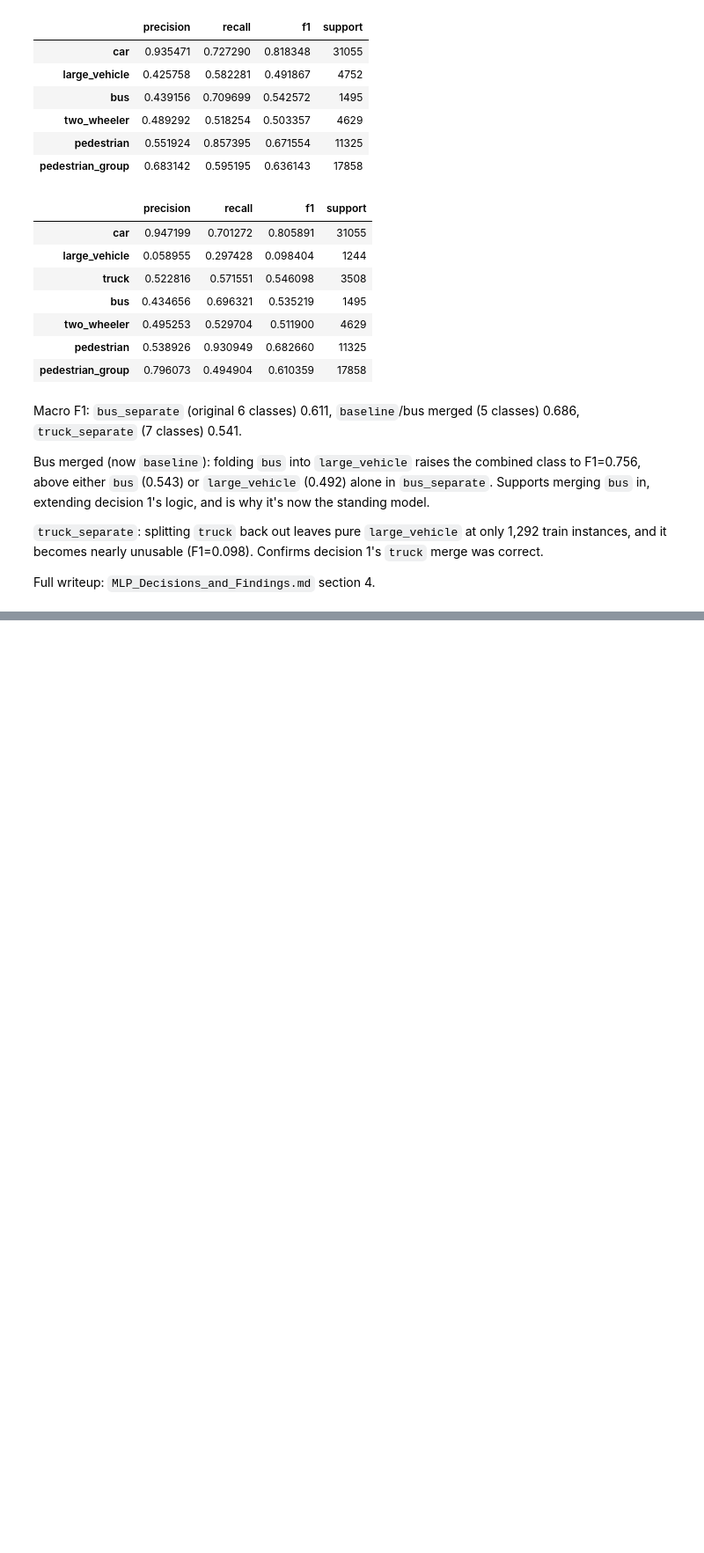
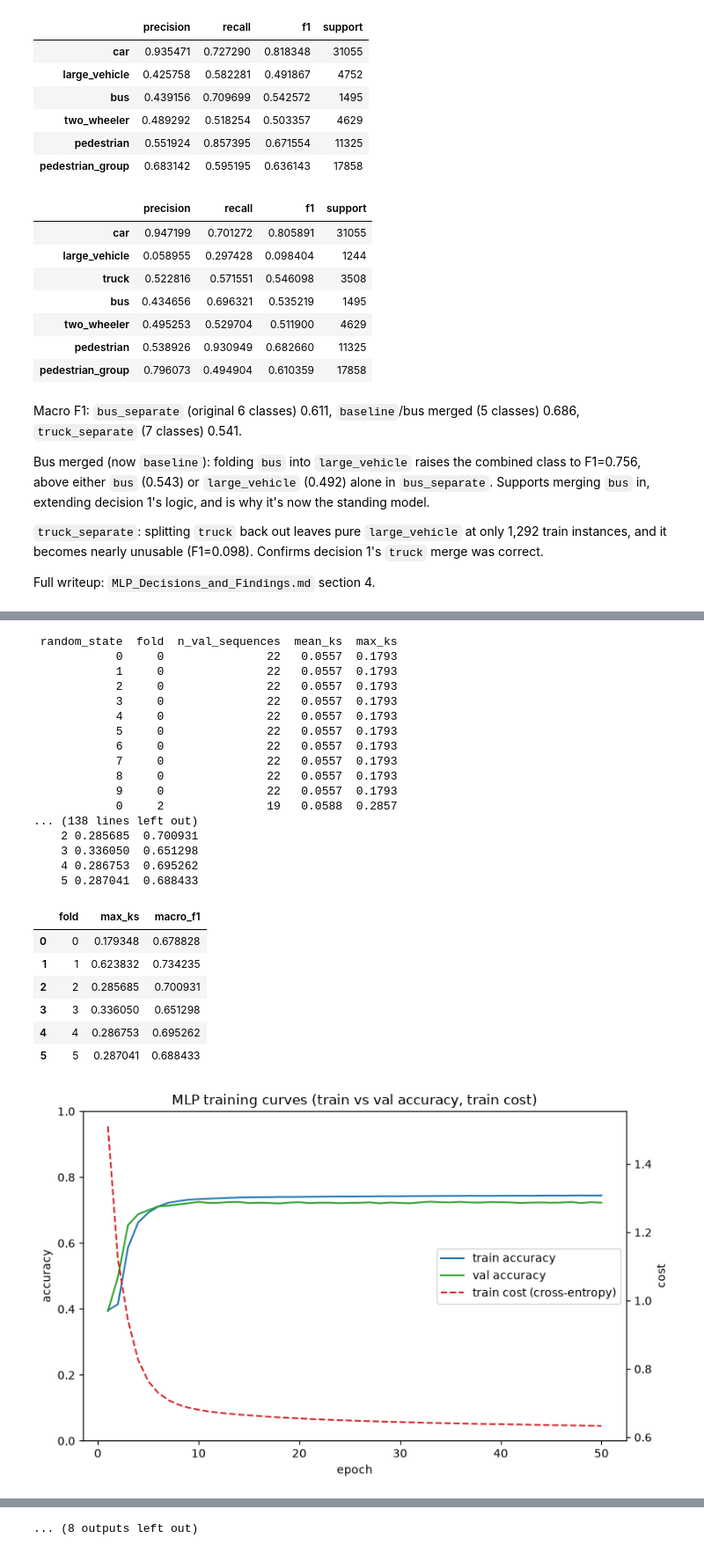
Before and after one commit to brunopinto900/radar-ml-autonomous-driving, a Jupyter notebook: notebooks/mlp_classifier.ipynb, the cells around one changed output, grey strips where cells are left out. Shown at 88% size. Cells and saved outputs as stored; diff of their text form; code cells hidden in the pictures; blank space fills up the shorter version.

```diff
--- a/notebooks/mlp_classifier.ipynb
+++ b/notebooks/mlp_classifier.ipynb
@@ -182,0 +245,32 @@ Full writeup: `MLP_Decisions_and_Findings.md` section 4.
+# %%
+# cached - reruns the KS scoring (cheap) and loads each fold's cached model, no retraining
+from split_sensitivity import run_split_sensitivity
+
+split_summary = run_split_sensitivity(df)
+split_summary
+# %% [output]
+ random_state  fold  n_val_sequences  mean_ks  max_ks
+            0     0               22   0.0557  0.1793
+            1     0               22   0.0557  0.1793
+            2     0               22   0.0557  0.1793
+            3     0               22   0.0557  0.1793
+            4     0               22   0.0557  0.1793
+            5     0               22   0.0557  0.1793
+            6     0               22   0.0557  0.1793
+            7     0               22   0.0557  0.1793
+            8     0               22   0.0557  0.1793
+            9     0               22   0.0557  0.1793
+            0     2               19   0.0588  0.2857
+... (138 lines left out)
+    2 0.285685  0.700931
+    3 0.336050  0.651298
+    4 0.286753  0.695262
+    5 0.287041  0.688433
+|  | fold | max_ks | macro_f1 |
+| 0 | 0 | 0.179348 | 0.678828 |
+| 1 | 1 | 0.623832 | 0.734235 |
+| 2 | 2 | 0.285685 | 0.700931 |
+| 3 | 3 | 0.336050 | 0.651298 |
+| 4 | 4 | 0.286753 | 0.695262 |
+| 5 | 5 | 0.287041 | 0.688433 |
+[figure, added]
@@ -182,0 +286 @@ Full writeup: `MLP_Decisions_and_Findings.md` section 4.
+... (8 outputs left out)
```
Also changed, not shown: parts of 8 cells of this notebook.
